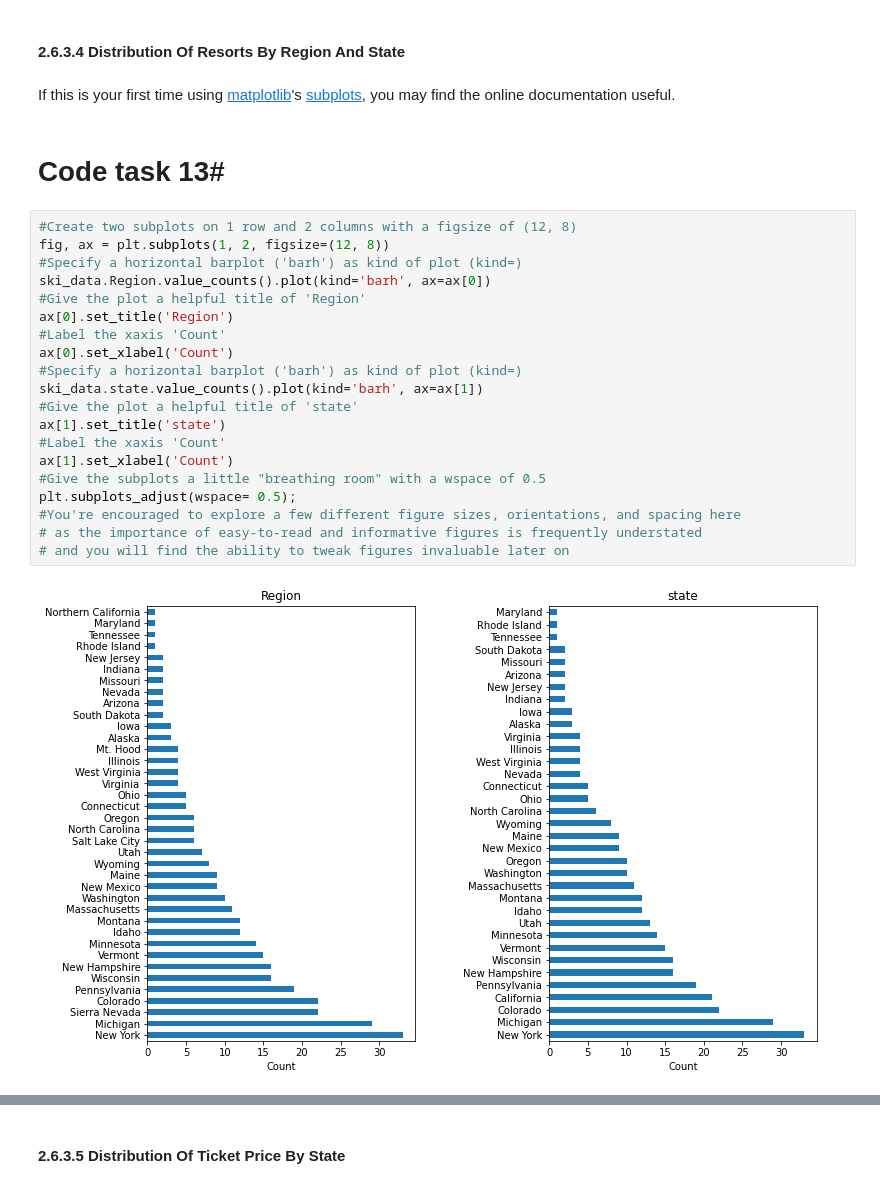
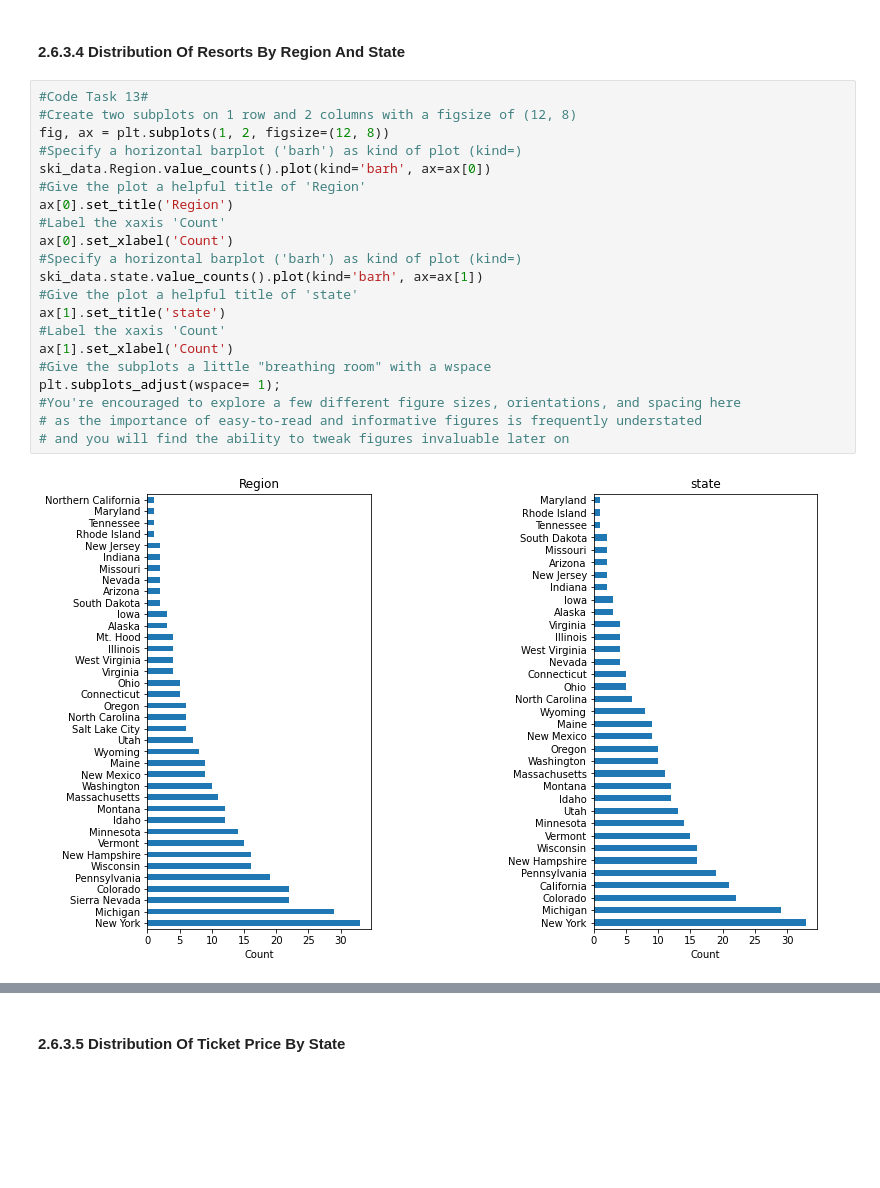
Before and after one commit to LNRobertson/DataScienceGuidedCapstone, a Jupyter notebook: Notebooks/02_data_wrangling.ipynb, the cells around one changed output, grey strips where cells are left out. Drawn from its saved outputs; the diff is of its cells as text; blank space fills up the shorter version.

```diff
--- a/Notebooks/02_data_wrangling.ipynb
+++ b/Notebooks/02_data_wrangling.ipynb
@@ -349,30 +326,27 @@ dtype: int64
 Because a few states are split across multiple named regions, there are slightly more unique regions than states.
 # %% [markdown]
 #### 2.6.3.4 Distribution Of Resorts By Region And State<a id='2.6.3.4_Distribution_Of_Resorts_By_Region_And_State'></a>
-# %% [markdown]
-If this is your first time using [matplotlib](https://matplotlib.org/3.2.2/index.html)'s [subplots](https://matplotlib.org/3.2.2/api/_as_gen/matplotlib.pyplot.subplots.html), you may find the online documentation useful.
-# %% [markdown]
-# Code task 13#
 # %%
+#Code Task 13#
 #Create two subplots on 1 row and 2 columns with a figsize of (12, 8)
 fig, ax = plt.subplots(1, 2, figsize=(12, 8))
 #Specify a horizontal barplot ('barh') as kind of plot (kind=)
 ski_data.Region.value_counts().plot(kind='barh', ax=ax[0])
 #Give the plot a helpful title of 'Region'
 ax[0].set_title('Region')
 #Label the xaxis 'Count'
 ax[0].set_xlabel('Count')
 #Specify a horizontal barplot ('barh') as kind of plot (kind=)
 ski_data.state.value_counts().plot(kind='barh', ax=ax[1])
 #Give the plot a helpful title of 'state'
 ax[1].set_title('state')
 #Label the xaxis 'Count'
 ax[1].set_xlabel('Count')
-#Give the subplots a little "breathing room" with a wspace of 0.5
-plt.subplots_adjust(wspace= 0.5);
+#Give the subplots a little "breathing room" with a wspace
+plt.subplots_adjust(wspace= 1);
 #You're encouraged to explore a few different figure sizes, orientations, and spacing here
 # as the importance of easy-to-read and informative figures is frequently understated
 # and you will find the ability to tweak figures invaluable later on
 # %% [output]
-[figure, old version]
+[figure, new version]
 # %% [markdown]
```
Also changed, not shown: parts of 109 cells of this notebook.
